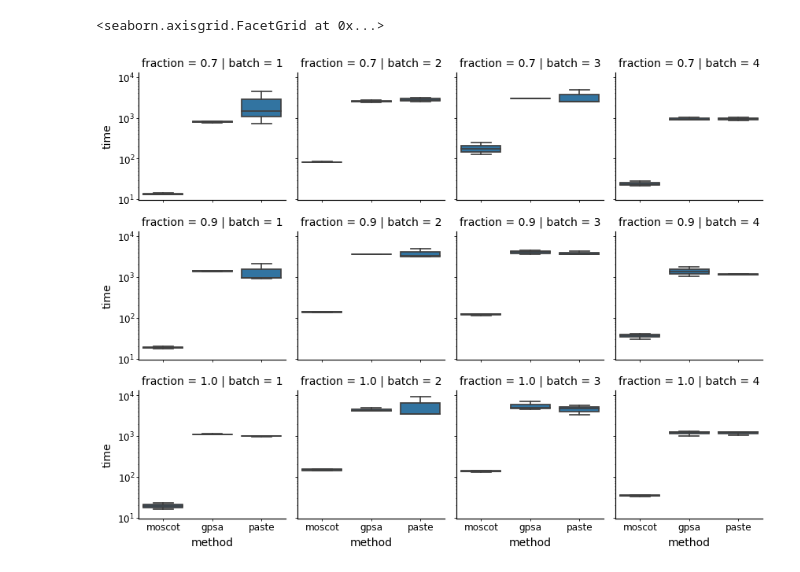
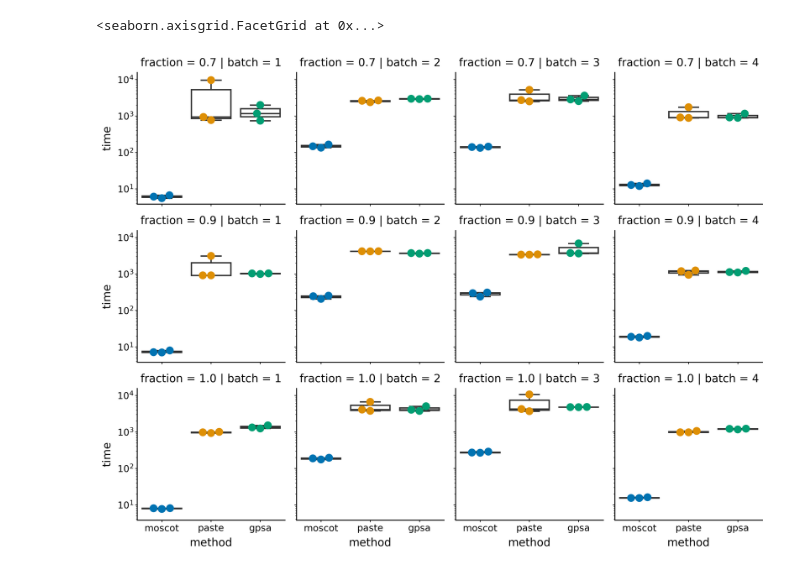
Before and after one commit to theislab/moscot_benchmarks, a Jupyter notebook: experiments/space/alignment/analyze_results.ipynb, the cells around one changed output. Drawn from its saved outputs; the diff is of its cells as text; code cells hidden in the pictures.

```diff
--- a/experiments/space/alignment/analyze_results.ipynb
+++ b/experiments/space/alignment/analyze_results.ipynb
@@ -26,11 +35,11 @@ configs2 = seml.get_results(
     seml_run,
 )
 # %%
-seml_run = "moscot_align2"
-results3 = seml.get_results(seml_run, to_data_frame=True)
-configs3 = seml.get_results(
-    seml_run,
-)
+# seml_run = "moscot_align2"
+# results3 = seml.get_results(seml_run, to_data_frame=True)
+# configs3 = seml.get_results(
+#     seml_run,
+# )
 # %%
 results = pd.concat([results, results2, results3])
 # %%
@@ -59,6 +68,8 @@ columns = [
     "config.model.solver.dissimilarity",
     "config.model.solver.norm",
     "config.model.tool.type",
+    "config.data.dataset.batch",
+    "config.data.dataset.fraction",
 ]
 results["unique_config"] = results[columns].apply(
     lambda x: "".join(str(x)).replace(" ", ""), axis=1, raw=True
@@ -137,7 +155,7 @@ for d in final_df.batch.unique():
                 .groupby(["config"])
                 .median()
                 .reset_index()
-                .sort_values(by="mse", ascending=False)
+                .sort_values(by="mse")
                 .reset_index(drop=True)
                 .config[0]
             )
@@ -145,4 +163,7 @@ for d in final_df.batch.unique():
             # best_config.append()
 # %%
 plot_df = pd.concat(best_config)
-plot_df
+plot_df["method"] = pd.Categorical(
+    plot_df["method"], categories=["moscot", "paste", "gpsa"]
+)
+plot_df = plot_df.drop_duplicates()
@@ -212,17 +203,33 @@ g.map(fixed_boxplot, "method", "mse")
 # %%
 mplscience.set_style()
+mpl.rcParams["figure.dpi"] = 300
+mpl.rcParams["figure.figsize"] = (3, 3)
 # palette = "deep"
 
 # sc.set_figure_params(figsize=(3, 3), dpi=100)
 # fig, axs = plt.subplots(1, 1, figsize=(4, 3), dpi=200)
 
 
 def fixed_boxplot(x, y, *args, label=None, **kwargs):
-    sns.boxplot(x=x, y=y, *args, **kwargs, labels=[label]).set_yscale("log")
+
+    sns.boxplot(
+        x=x,
+        y=y,
+        hue=x,
+        palette="colorblind",
+        boxprops={"facecolor": "None"},
+        dodge=False,
+        *args,
+        **kwargs,
+        labels=[label]
+    ).set_yscale("log")
+    sns.swarmplot(
+        x=x, y=y, hue=x, palette="colorblind", size=10, dodge=False, *args, **kwargs
+    ).set_yscale("log")
 
 
 g = sns.FacetGrid(plot_df, col="batch", row="fraction")
 g.map(fixed_boxplot, "method", "time")
 # %% [output]
 <seaborn.axisgrid.FacetGrid at 0x...>
-[figure, old version]
+[figure, new version]
```
Also changed, not shown: parts of 33 cells of this notebook, 5 other files.
